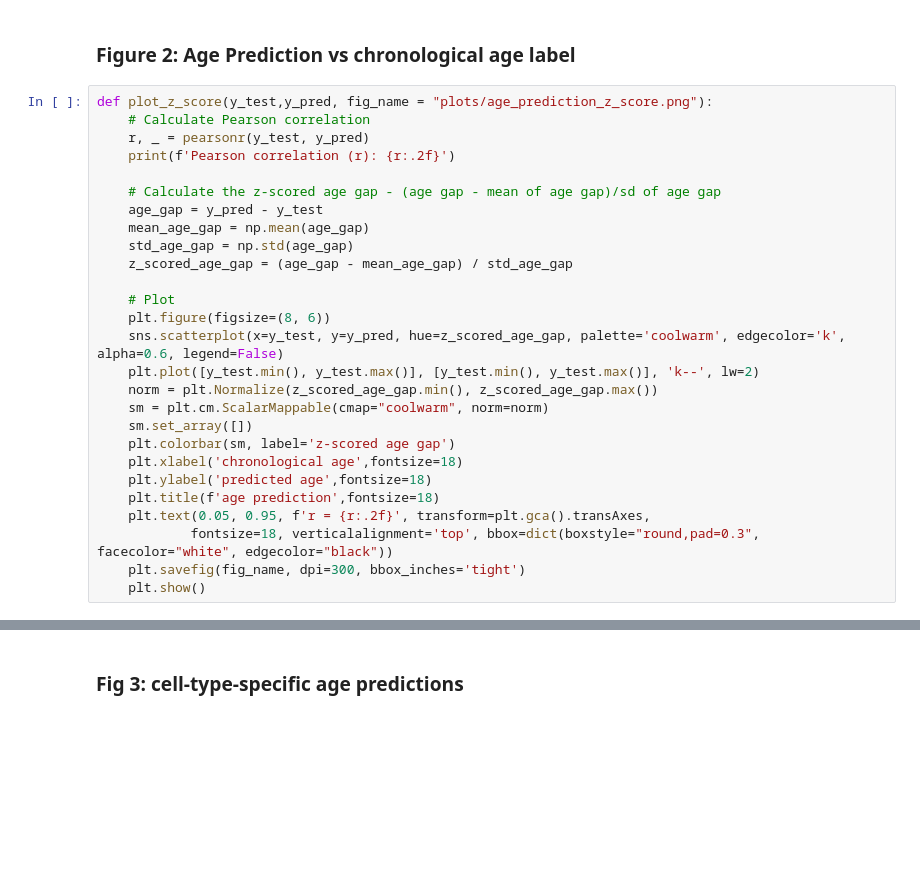
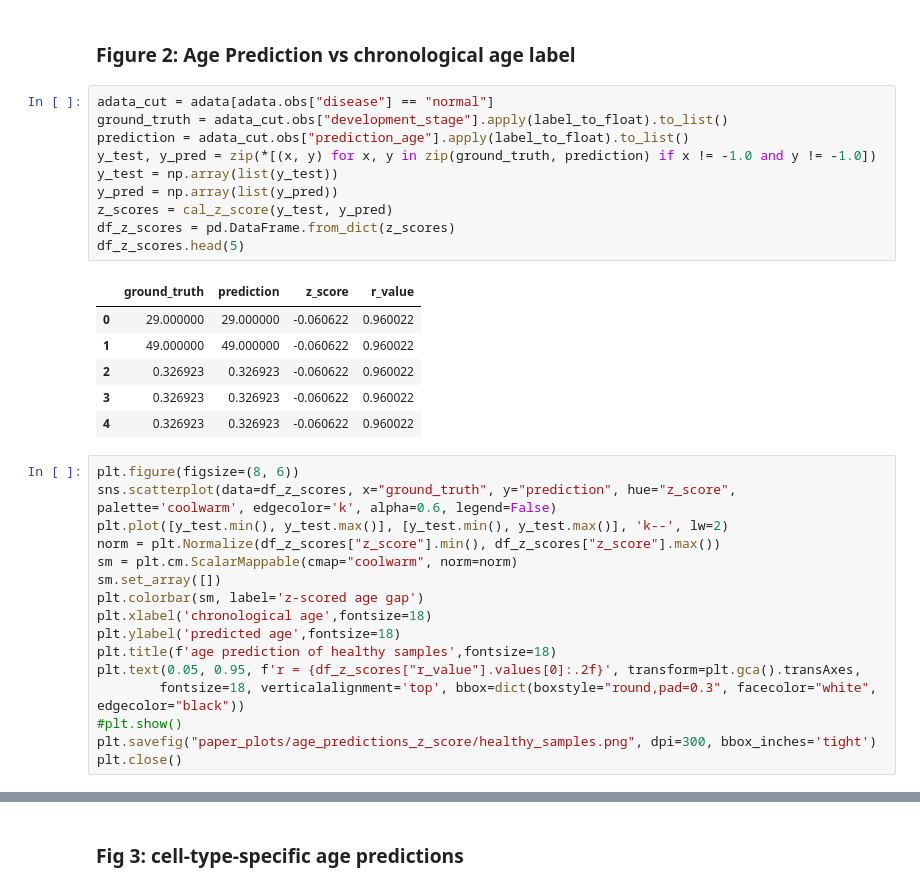
Before and after one commit to YufanXia999/PerturbGene, a Jupyter notebook: notebooks/final_plots.ipynb, the cells around one changed output, grey strips where cells are left out. Saved outputs shown, nothing was run; the diff lists cells and outputs as text; blank space fills up the shorter version.

Commit message:
update notebook for generate plots in paper and script

```diff
--- a/notebooks/final_plots.ipynb
+++ b/notebooks/final_plots.ipynb
@@ -34,30 +29,36 @@ AnnData object with n_obs × n_vars = 10000 × 58604
     obsm: 'ADAM11_embeddings', 'ADAMTS8_embeddings', 'ADGRA3_embeddings', 'ADNP2_embeddings', 'AIFM2_embeddings', 'ALDH3B1_embeddings', 'APC_embeddings', 'ARHGAP11A_embeddings', 'ARHGAP21_embeddings', ...
 # %% [markdown]
 ### Figure 2: Age Prediction vs chronological age label
+# %%
+adata_cut = adata[adata.obs["disease"] == "normal"]
+ground_truth = adata_cut.obs["development_stage"].apply(label_to_float).to_list()
+prediction = adata_cut.obs["prediction_age"].apply(label_to_float).to_list()
+y_test, y_pred = zip(*[(x, y) for x, y in zip(ground_truth, prediction) if x != -1.0 and y != -1.0])
+y_test = np.array(list(y_test))
+y_pred = np.array(list(y_pred))
+z_scores = cal_z_score(y_test, y_pred)
+df_z_scores = pd.DataFrame.from_dict(z_scores)
+df_z_scores.head(5)
+# %% [output]
+|  | ground_truth | prediction | z_score | r_value |
+| 0 | 29.000000 | 29.000000 | -0.060622 | 0.960022 |
+| 1 | 49.000000 | 49.000000 | -0.060622 | 0.960022 |
+| 2 | 0.326923 | 0.326923 | -0.060622 | 0.960022 |
+| 3 | 0.326923 | 0.326923 | -0.060622 | 0.960022 |
+| 4 | 0.326923 | 0.326923 | -0.060622 | 0.960022 |
 # %%
-def plot_z_score(y_test,y_pred, fig_name = "plots/age_prediction_z_score.png"):
-    # Calculate Pearson correlation
-    r, _ = pearsonr(y_test, y_pred)
-    print(f'Pearson correlation (r): {r:.2f}')
-
-    # Calculate the z-scored age gap - (age gap - mean of age gap)/sd of age gap
-    age_gap = y_pred - y_test
-    mean_age_gap = np.mean(age_gap)
-    std_age_gap = np.std(age_gap)
-    z_scored_age_gap = (age_gap - mean_age_gap) / std_age_gap
-
-    # Plot
-    plt.figure(figsize=(8, 6))
-    sns.scatterplot(x=y_test, y=y_pred, hue=z_scored_age_gap, palette='coolwarm', edgecolor='k', alpha=0.6, legend=False)
-    plt.plot([y_test.min(), y_test.max()], [y_test.min(), y_test.max()], 'k--', lw=2)
-    norm = plt.Normalize(z_scored_age_gap.min(), z_scored_age_gap.max())
-    sm = plt.cm.ScalarMappable(cmap="coolwarm", norm=norm)
-    sm.set_array([])
-    plt.colorbar(sm, label='z-scored age gap')
-    plt.xlabel('chronological age',fontsize=18)
-    plt.ylabel('predicted age',fontsize=18)
-    plt.title(f'age prediction',fontsize=18)
-    plt.text(0.05, 0.95, f'r = {r:.2f}', transform=plt.gca().transAxes,
-            fontsize=18, verticalalignment='top', bbox=dict(boxstyle="round,pad=0.3", facecolor="white", edgecolor="black"))
-    plt.savefig(fig_name, dpi=300, bbox_inches='tight')
-    plt.show()
+plt.figure(figsize=(8, 6))
+sns.scatterplot(data=df_z_scores, x="ground_truth", y="prediction", hue="z_score", palette='coolwarm', edgecolor='k', alpha=0.6, legend=False)
+plt.plot([y_test.min(), y_test.max()], [y_test.min(), y_test.max()], 'k--', lw=2)
+norm = plt.Normalize(df_z_scores["z_score"].min(), df_z_scores["z_score"].max())
+sm = plt.cm.ScalarMappable(cmap="coolwarm", norm=norm)
+sm.set_array([])
+plt.colorbar(sm, label='z-scored age gap')
+plt.xlabel('chronological age',fontsize=18)
+plt.ylabel('predicted age',fontsize=18)
+plt.title(f'age prediction of healthy samples',fontsize=18)
+plt.text(0.05, 0.95, f'r = {df_z_scores["r_value"].values[0]:.2f}', transform=plt.gca().transAxes,
+        fontsize=18, verticalalignment='top', bbox=dict(boxstyle="round,pad=0.3", facecolor="white", edgecolor="black"))
+#plt.show()
+plt.savefig("paper_plots/age_predictions_z_score/healthy_samples.png", dpi=300, bbox_inches='tight')
+plt.close()
```
Also changed, not shown: parts of 39 cells of this notebook, 1 other file.
